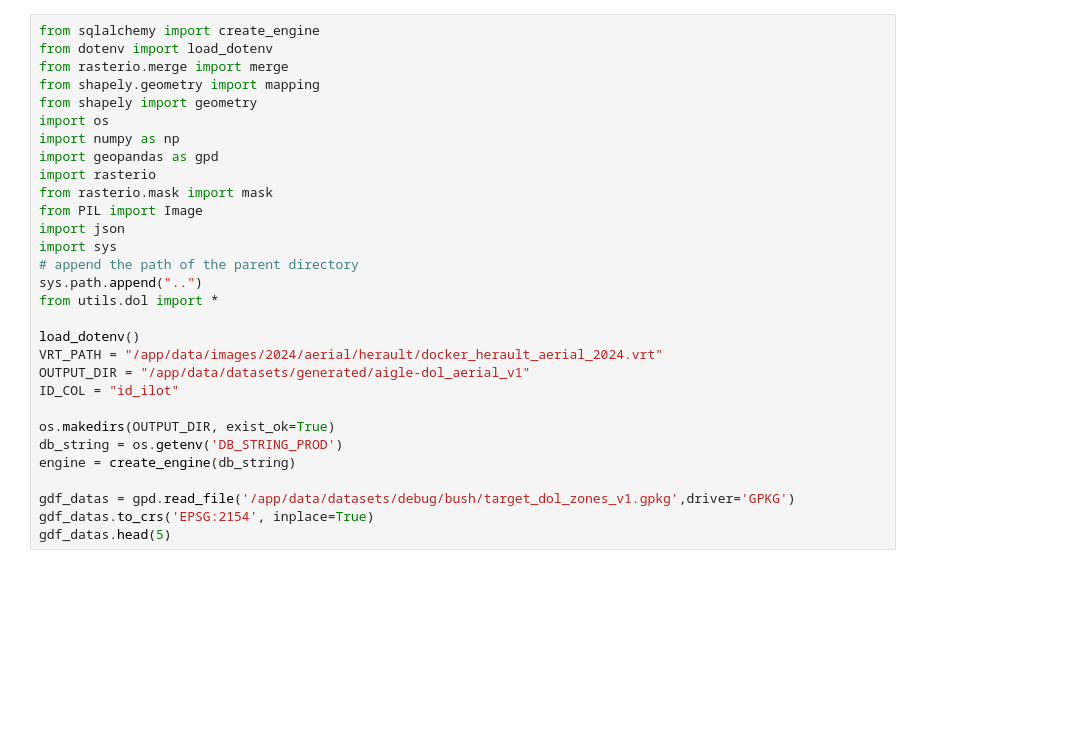
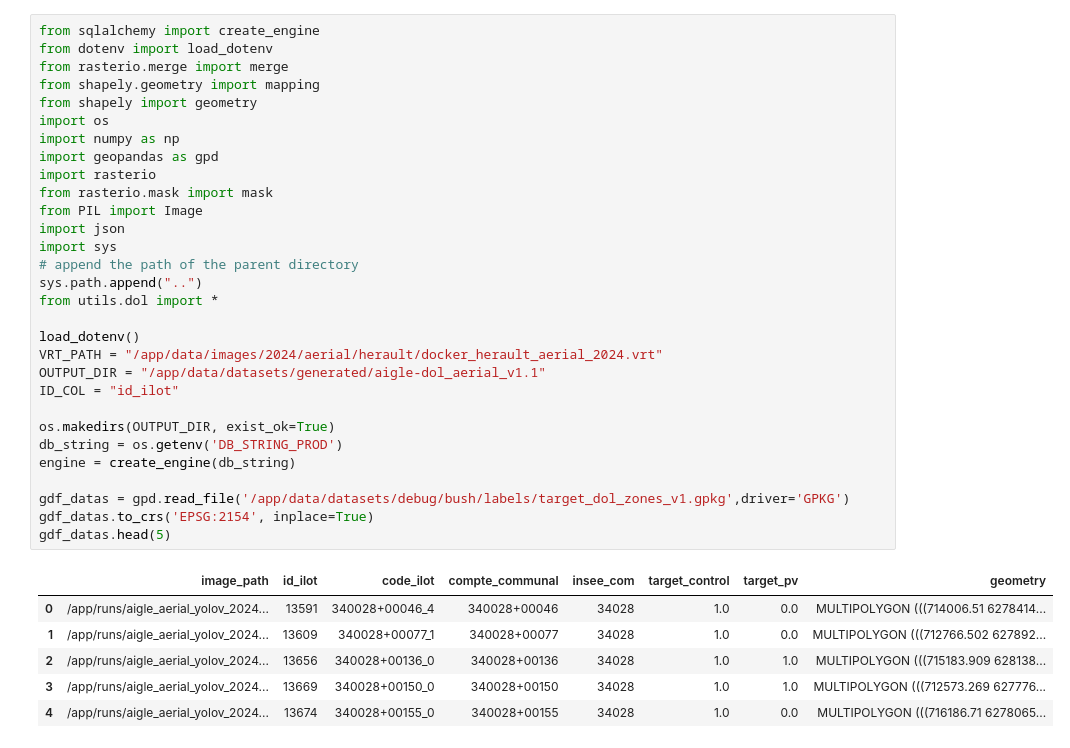
Before and after one commit to kezakool/flair-for-aigle, a Jupyter notebook: notebooks/build_dol_annot_dataset.ipynb, the cells around one changed output. Cells and saved outputs as stored; diff of their text form; blank space fills up the shorter version.

```diff
--- a/notebooks/build_dol_annot_dataset.ipynb
+++ b/notebooks/build_dol_annot_dataset.ipynb
@@ -1,32 +1,39 @@
 # %%
 from sqlalchemy import create_engine
 from dotenv import load_dotenv
 from rasterio.merge import merge
 from shapely.geometry import mapping
 from shapely import geometry
 import os
 import numpy as np
 import geopandas as gpd
 import rasterio
 from rasterio.mask import mask
 from PIL import Image
 import json
 import sys
 # append the path of the parent directory
 sys.path.append("..")
 from utils.dol import *
 
 load_dotenv()
 VRT_PATH = "/app/data/images/2024/aerial/herault/docker_herault_aerial_2024.vrt"
-OUTPUT_DIR = "/app/data/datasets/generated/aigle-dol_aerial_v1"
+OUTPUT_DIR = "/app/data/datasets/generated/aigle-dol_aerial_v1.1"
 ID_COL = "id_ilot"
 
 os.makedirs(OUTPUT_DIR, exist_ok=True)
 db_string = os.getenv('DB_STRING_PROD')
 engine = create_engine(db_string)
 
-gdf_datas = gpd.read_file('/app/data/datasets/debug/bush/target_dol_zones_v1.gpkg',driver='GPKG')
+gdf_datas = gpd.read_file('/app/data/datasets/debug/bush/labels/target_dol_zones_v1.gpkg',driver='GPKG')
 gdf_datas.to_crs('EPSG:2154', inplace=True)
 gdf_datas.head(5)
+# %% [output]
+|  | image_path | id_ilot | code_ilot | compte_communal | insee_com | target_control | target_pv | geometry |
+| 0 | /app/runs/aigle_aerial_yolov_2024... | 13591 | 340028+00046_4 | 340028+00046 | 34028 | 1.0 | 0.0 | MULTIPOLYGON (((714006.51 6278414... |
+| 1 | /app/runs/aigle_aerial_yolov_2024... | 13609 | 340028+00077_1 | 340028+00077 | 34028 | 1.0 | 0.0 | MULTIPOLYGON (((712766.502 627892... |
+| 2 | /app/runs/aigle_aerial_yolov_2024... | 13656 | 340028+00136_0 | 340028+00136 | 34028 | 1.0 | 1.0 | MULTIPOLYGON (((715183.909 628138... |
+| 3 | /app/runs/aigle_aerial_yolov_2024... | 13669 | 340028+00150_0 | 340028+00150 | 34028 | 1.0 | 1.0 | MULTIPOLYGON (((712573.269 627776... |
+| 4 | /app/runs/aigle_aerial_yolov_2024... | 13674 | 340028+00155_0 | 340028+00155 | 34028 | 1.0 | 0.0 | MULTIPOLYGON (((716186.71 6278065... |
 # %%
 gdf_datas
```
Also changed, not shown: parts of 2 cells of this notebook, 4 other files.
